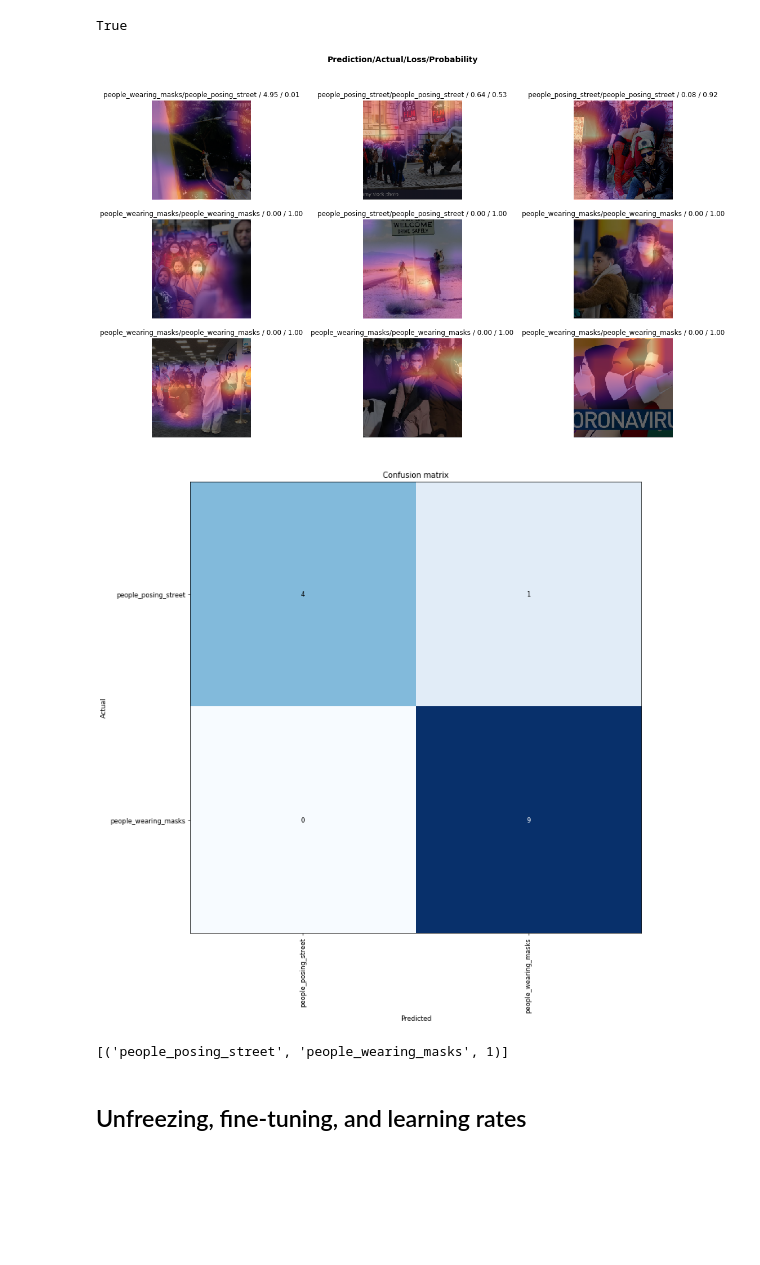
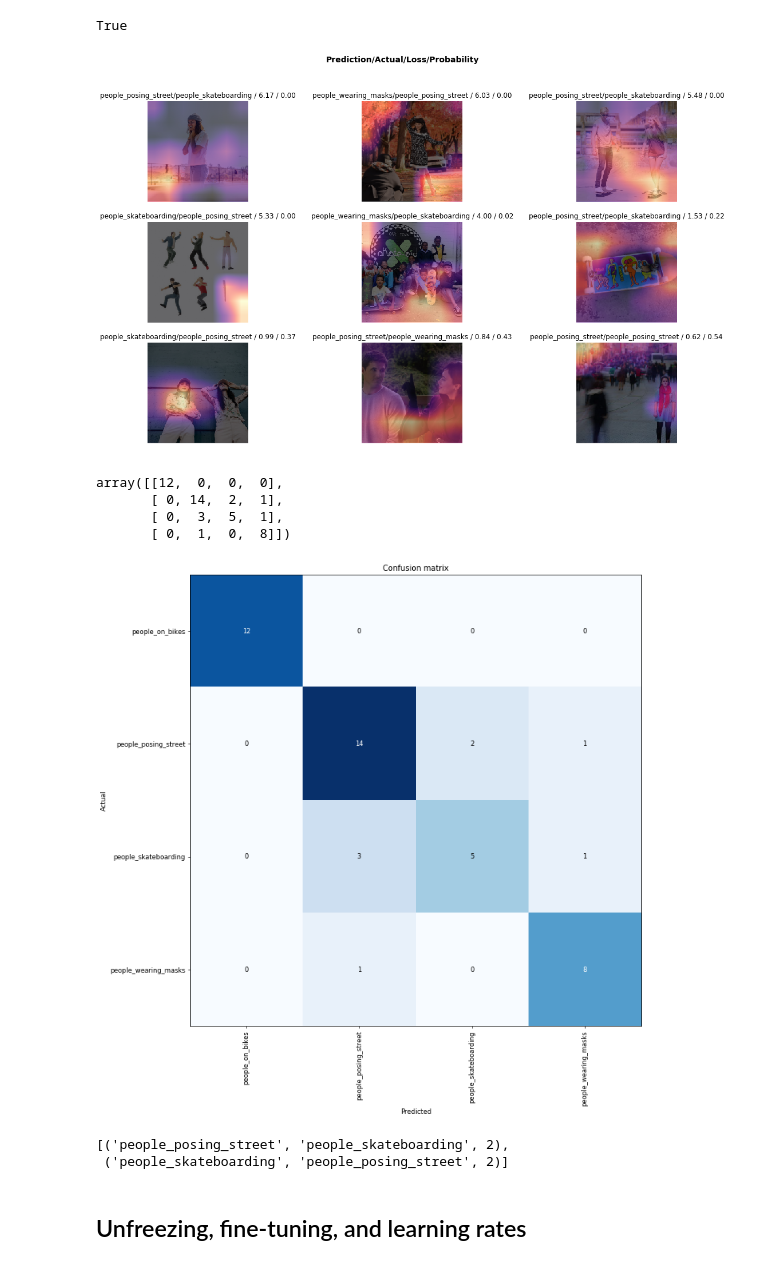
Before and after one commit to peigonhole/aicoc-ai-immersion, a Jupyter notebook: FastAI/01_fastai_image_classification.ipynb, the cells around one changed output. Cells and saved outputs as stored; diff of their text form; code cells hidden in the pictures; blank space fills up the shorter version.

Commit message:
working training flow for sample

```diff
--- a/FastAI/01_fastai_image_classification.ipynb
+++ b/FastAI/01_fastai_image_classification.ipynb
@@ -44,7 +47,7 @@ def getconfig(cfg_in={}):
     cfg["image_dir"] = "/home/cecuser/FastAI/images"
     cfg["utility_dir"] = "/home/cecuser/FastAI"
     cfg["classes"] = ["cars","busses","trucks"]
-    cfg["num_images"] = {"train":40,"valid":20,"test":20}
+    cfg["num_images"] = {"train":200,"valid":20,"test":20}
     cfg["d_partitions"] = list(cfg["num_images"].keys())
     cfg["jpeginfo"] ="/home/cecuser/aicoc-ai-immersion/FastAI/jpeginfo"
 
@@ -71,7 +74,7 @@ For a Covid-19 based example you could make your classes something like
 # %%
 # Overrides for lab
 mycfg = {
-    "classes":["people wearing masks","people posing street"],  ## <<- CLASS Enter your search terms here
+    "classes":["people wearing masks","people posing street","people skateboarding","people on bikes"],  ## <<- CLASS Enter your search terms here
     "d_partitions":["train"],
 }
 cfg=getconfig(mycfg)
@@ -327,2 +319,0 @@ Sequential(
-# %%
-learn.fit_one_cycle(4)
@@ -336,0 +360,4 @@ learn.save('stage-1')
+# %%
+# Run 5 epochs (can do more if still getting better train / val)
+# FILL IN THE RANGE BASE ON YOUR LRFIND RESULT
+learn.fit_one_cycle(5, max_lr=slice(5e-5,1e-2))
@@ -354,4 +390,4 @@ True
 # %%
 interp.plot_top_losses(9, figsize=(19,11),heatmap=True)
 # %% [output]
-[figure, old version]
+[figure, new version]
@@ -360,11 +394,17 @@ doc(interp.plot_top_losses)
 # %%
 interp.plot_confusion_matrix(figsize=(12,12), dpi=60)
+interp.confusion_matrix()
 # %% [output]
+array([[12,  0,  0,  0],
+       [ 0, 14,  2,  1],
+       [ 0,  3,  5,  1],
+       [ 0,  1,  0,  8]])
-[figure, old version]
+[figure, new version]
 # %%
-interp.most_confused(min_val=1)
+interp.most_confused(min_val=2)
 # %% [output]
-[('people_posing_street', 'people_wearing_masks', 1)]
+[('people_posing_street', 'people_skateboarding', 2),
+ ('people_skateboarding', 'people_posing_street', 2)]
 # %% [markdown]
 ## Unfreezing, fine-tuning, and learning rates
 # %% [markdown]
```
Also changed, not shown: parts of 33 cells of this notebook.
